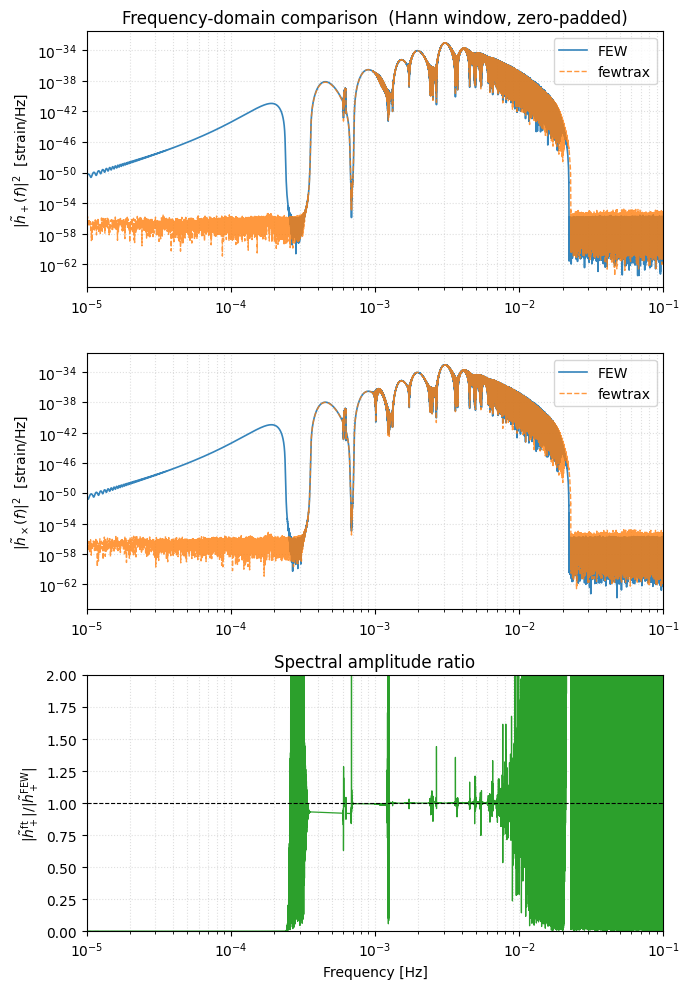
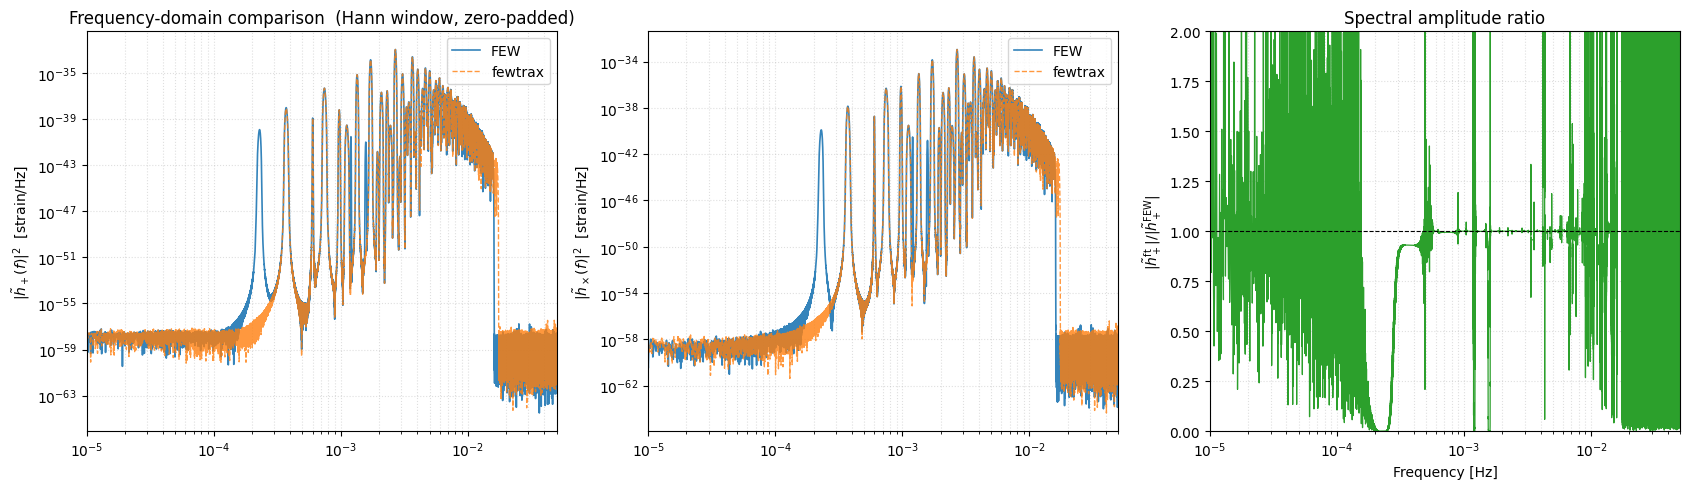
The change to this notebook cell's code, shown as a diff; its figure went from the first image to the second:
--- before
+++ after
@@ -1,4 +1,5 @@
-fig, axes = plt.subplots(1, 3, figsize=(7, 10))
+fig, axes = plt.subplots(1, 3, figsize=(17, 5))
 
+# hplus
 axes[0].loglog(f_hp_few, amp_hp_few**2, label="FEW",     lw=1.2, alpha=0.9)
 axes[0].loglog(f_hp_ft,  amp_hp_ft**2,  label="fewtrax", lw=1.0, ls="--", alpha=0.8)
@@ -9,4 +10,5 @@
 axes[0].grid(True, which="both", ls=":", alpha=0.4)
 
+#hcross
 axes[1].loglog(f_hx_few, amp_hx_few**2, label="FEW",     lw=1.2, alpha=0.9)
 axes[1].loglog(f_hx_ft,  amp_hx_ft**2,  label="fewtrax", lw=1.0, ls="--", alpha=0.8)

Commit: Further tests of waveforms